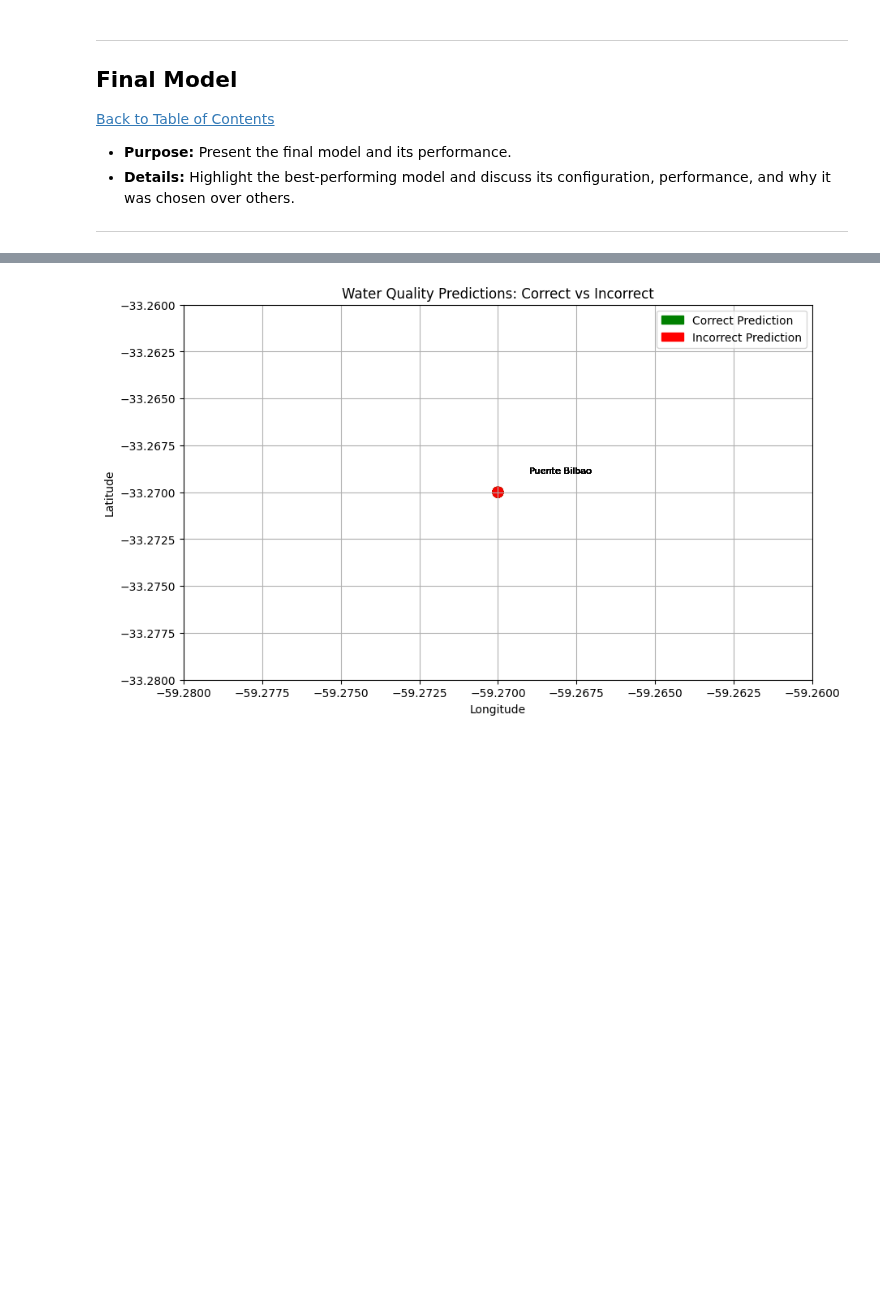
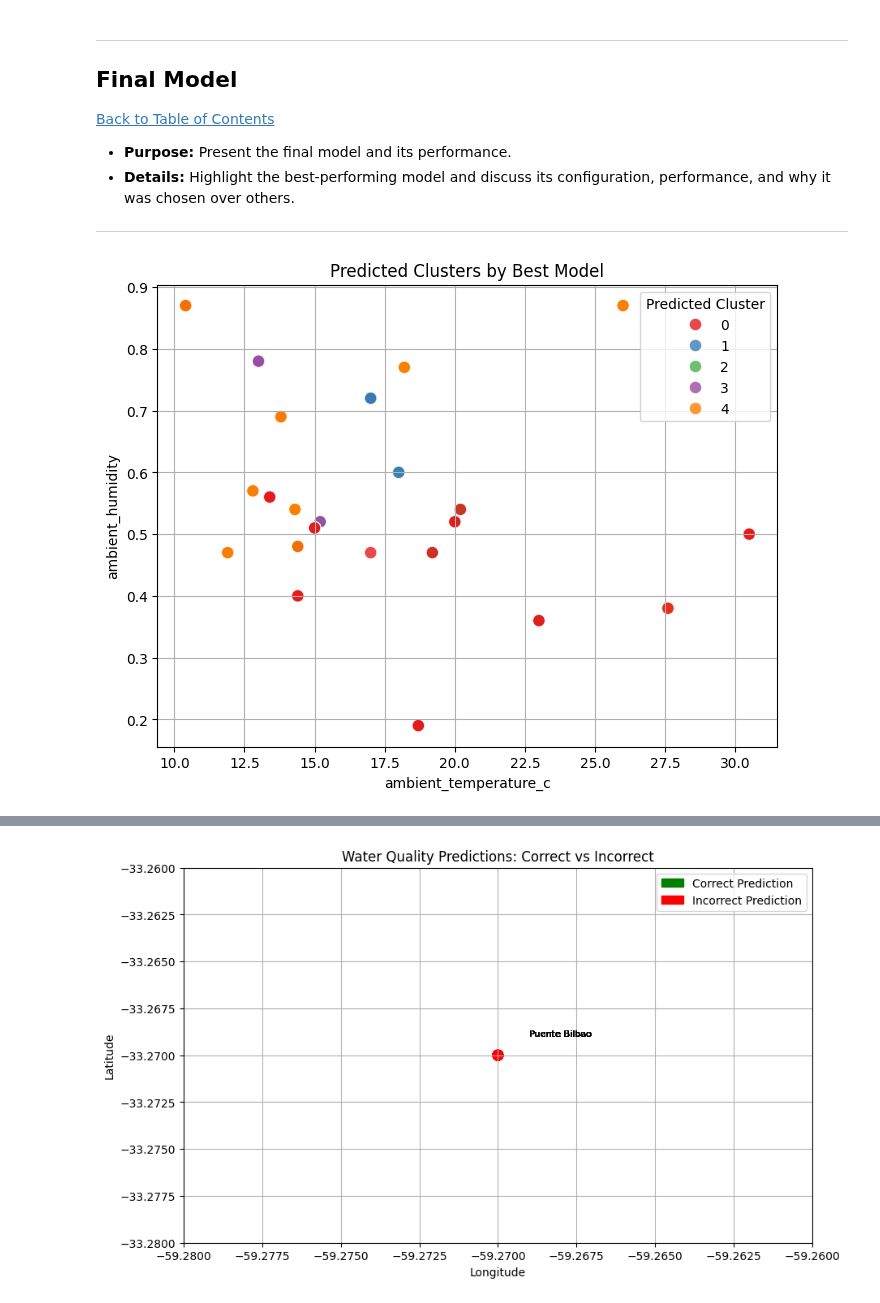
Before and after one commit to Jeremy809/Workplace, a Jupyter notebook: QCTO---Workplace-Module-Notebook-Template-4571.ipynb, the cells around one changed output, grey strips where cells are left out. Saved outputs shown, nothing was run; the diff lists cells and outputs as text; code cells hidden in the pictures; blank space fills up the shorter version.

```diff
--- a/QCTO---Workplace-Module-Notebook-Template-4571.ipynb
+++ b/QCTO---Workplace-Module-Notebook-Template-4571.ipynb
@@ -675,11 +707,11 @@ def classify_water_quality(row):
     if row['hardness_mg_caco3_l'] < 60:
         hardness_status = 'Good'
     elif 60 <= row['hardness_mg_caco3_l'] < 120:
-        hardness_status = 'Good/Moderate'
+        hardness_status = 'Contaminated'
     elif 120 <= row['hardness_mg_caco3_l'] <= 200:
         hardness_status = 'Moderate'
     else:
-        hardness_status = 'Moderate/Poor'
+        hardness_status = 'Poor'
 
     # Turbidity classification
     if row['turbidity_ntu'] <= 5:
@@ -694,7 +726,7 @@ def classify_water_quality(row):
 
     if 'Poor' in statuses or 'Moderate/Poor' in statuses:
         return 'Poor'
-    elif 'Moderate' in statuses or 'Good/Moderate' in statuses:
+    elif 'Moderate' in statuses or 'Contaminated/Moderate' in statuses:
         return 'Moderate'
     else:
         return 'Good'
@@ -1303,6 +1316,31 @@ weighted avg       0.92      0.92      0.92        89
 * **Purpose:** Present the final model and its performance.
 * **Details:** Highlight the best-performing model and discuss its configuration, performance, and why it was chosen over others.
 ---
+# %%
+#choose best model features based on feature importance
+best_model = RandomForestClassifier(random_state=42)
+best_model.fit(X, y)
+
+#predictions
+y_pred_best = best_model.predict(X)
+
+plt.figure(figsize=(8,6))
+sns.scatterplot(
+    x=X.iloc[:,0],
+    y=X.iloc[:,1],
+    hue=y_pred_best,
+    palette='Set1',
+    s=80,
+    alpha=0.8
+)
+plt.title("Predicted Clusters by Best Model")
+plt.xlabel(X.columns[0])
+plt.ylabel(X.columns[1])
+plt.legend(title="Predicted Cluster", loc='best')
+plt.grid(True)
+plt.show()
+# %% [output]
+[figure, added]
 # %%
 # Example mapping of clusters to water quality (adjust based on your analysis)
 cluster_to_quality = {
```
Also changed, not shown: parts of 32 cells of this notebook.
